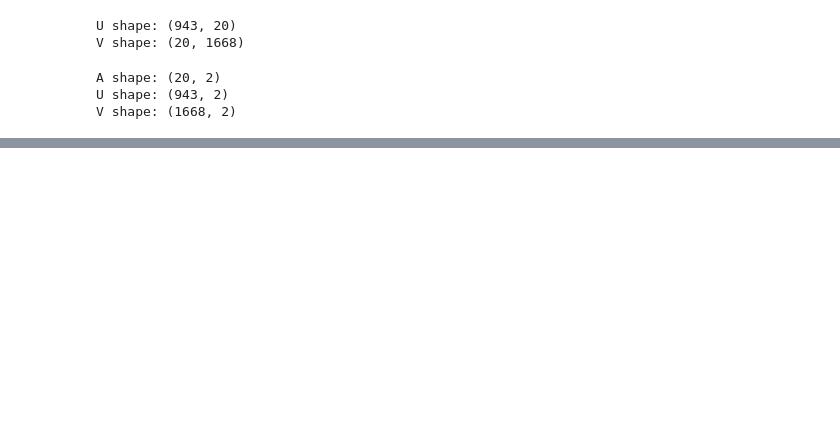
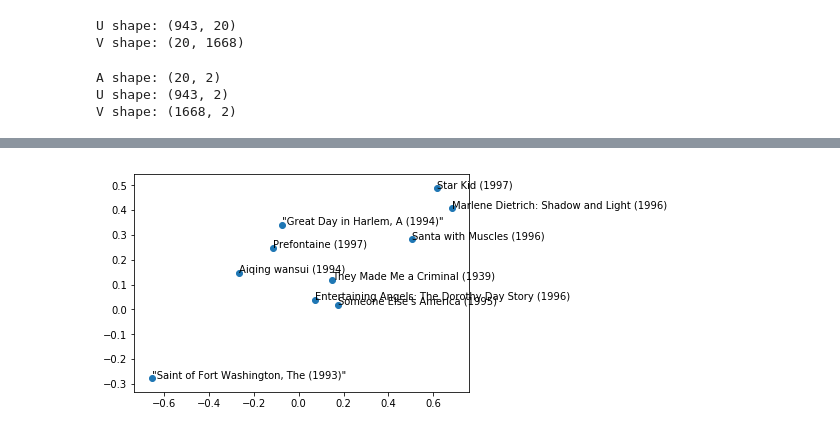
Before and after one commit to alycialee/CS155Project2, a Jupyter notebook: collab_filtering.ipynb, the cells around one changed output, grey strips where cells are left out. Cells and saved outputs as stored; diff of their text form; code cells hidden in the pictures; blank space fills up the shorter version.

```diff
--- a/collab_filtering.ipynb
+++ b/collab_filtering.ipynb
@@ -232,0 +187,21 @@ numpy.int32
+# %%
+movie_rating_dic = {id: [] for id in movie_dic.keys()} # dic of movie id and ratings
+
+for rating in lst:
+    _, movie_id, r = rating
+    movie_rating_dic[movie_id].append(r)
+
+avg_ratings = {movie: sum(movie_rating_dic[movie]) / len(movie_rating_dic[movie]) \
+               for movie in movie_rating_dic}
+
+# get ten best movies that received highest average rating
+top_10 = sorted(avg_ratings.items(), key=lambda tup: tup[1], reverse=True)[:10]
+indices = [t[0] for t in top_10]
+# %%
+x = [V_tilda[i][0] for i in indices]
+y = [V_tilda[i][1] for i in indices]
+plt.scatter(x,y)
+for i, (xi, yi) in enumerate(zip(x, y)):
+    plt.annotate(movie_dic[indices[i]], (xi, yi))
+# %% [output]
+[figure, added]
```
Also changed, not shown: parts of 24 cells of this notebook, 1 other file.
